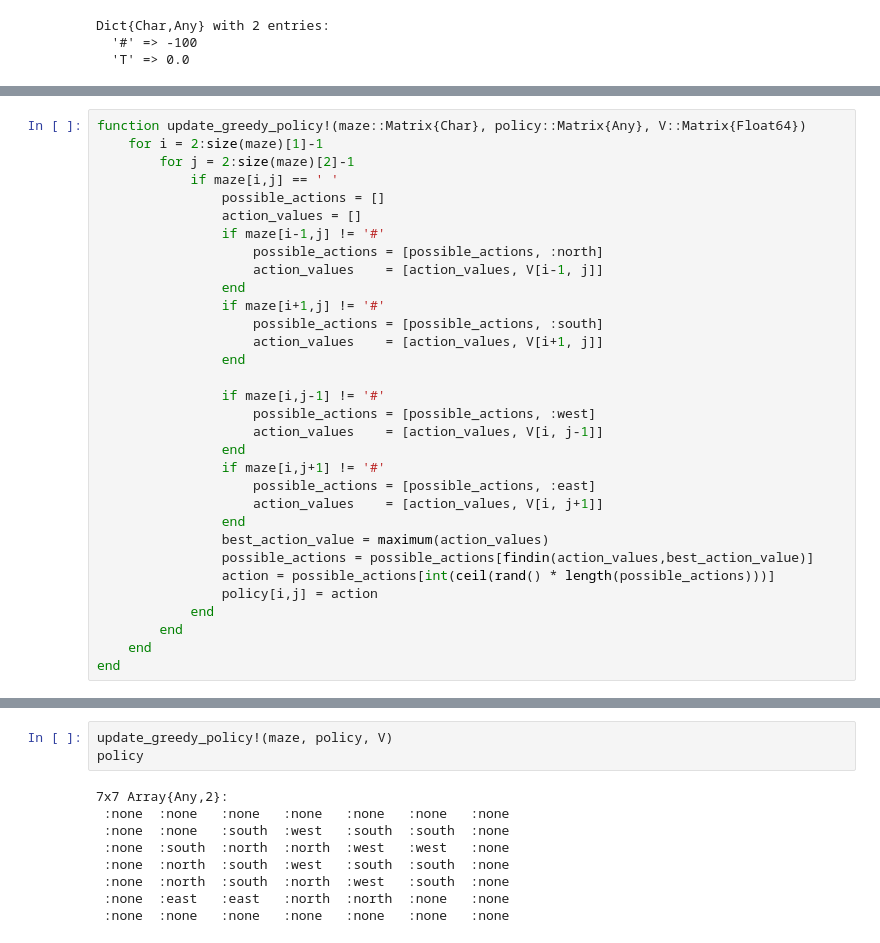
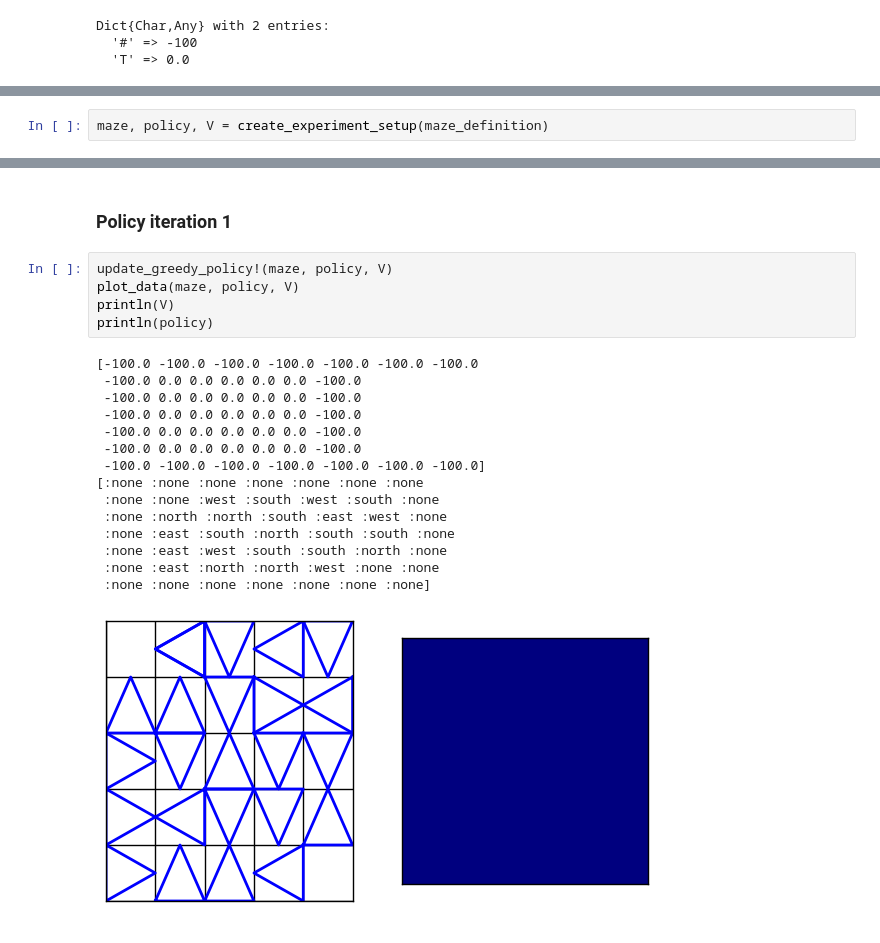
Before and after one commit to kzahedi/RL-lecture, a Jupyter notebook: 2. Dynamic Programming.ipynb, the cells around one changed output, grey strips where cells are left out. Saved outputs shown, nothing was run; the diff lists cells and outputs as text.

Commit message:
Working on Policy Iteration / Policy Evaluation

```diff
--- a/2. Dynamic Programming.ipynb
+++ b/2. Dynamic Programming.ipynb
@@ -63,32 +174,0 @@ V
-# %%
-function update_greedy_policy!(maze::Matrix{Char}, policy::Matrix{Any}, V::Matrix{Float64})
-    for i = 2:size(maze)[1]-1
-        for j = 2:size(maze)[2]-1
-            if maze[i,j] == ' '
-                possible_actions = []
-                action_values = []
-                if maze[i-1,j] != '#'
-                    possible_actions = [possible_actions, :north]
-                    action_values    = [action_values, V[i-1, j]]
-                end
-                if maze[i+1,j] != '#'
-                    possible_actions = [possible_actions, :south]
-                    action_values    = [action_values, V[i+1, j]]
-                end
-
-                if maze[i,j-1] != '#'
-                    possible_actions = [possible_actions, :west]
-                    action_values    = [action_values, V[i, j-1]]
-                end
-                if maze[i,j+1] != '#'
-                    possible_actions = [possible_actions, :east]
-                    action_values    = [action_values, V[i, j+1]]
-                end
-                best_action_value = maximum(action_values)
-                possible_actions = possible_actions[findin(action_values,best_action_value)]
-                action = possible_actions[int(ceil(rand() * length(possible_actions)))]
-                policy[i,j] = action
-            end
-        end
-    end
-end
@@ -127,0 +177,2 @@ update_state_value_function (generic function with 1 method)
+# %%
+maze, policy, V = create_experiment_setup(maze_definition)
@@ -128,12 +197,23 @@ update_state_value_function (generic function with 1 method)
+# %% [markdown]
+### Policy iteration 1
 # %%
 update_greedy_policy!(maze, policy, V)
-policy
+plot_data(maze, policy, V)
+println(V)
+println(policy)
 # %% [output]
-7x7 Array{Any,2}:
- :none  :none   :none   :none   :none   :none   :none
- :none  :none   :south  :west   :south  :south  :none
- :none  :south  :north  :north  :west   :west   :none
- :none  :north  :south  :west   :south  :south  :none
- :none  :north  :south  :north  :west   :south  :none
- :none  :east   :east   :north  :north  :none   :none
- :none  :none   :none   :none   :none   :none   :none
+[-100.0 -100.0 -100.0 -100.0 -100.0 -100.0 -100.0
+ -100.0 0.0 0.0 0.0 0.0 0.0 -100.0
+ -100.0 0.0 0.0 0.0 0.0 0.0 -100.0
+ -100.0 0.0 0.0 0.0 0.0 0.0 -100.0
+ -100.0 0.0 0.0 0.0 0.0 0.0 -100.0
+ -100.0 0.0 0.0 0.0 0.0 0.0 -100.0
+ -100.0 -100.0 -100.0 -100.0 -100.0 -100.0 -100.0]
+[:none :none :none :none :none :none :none
+ :none :none :west :south :west :south :none
+ :none :north :north :south :east :west :none
+ :none :east :south :north :south :south :none
+ :none :east :west :south :south :north :none
+ :none :east :north :north :west :none :none
+ :none :none :none :none :none :none :none]
+[figure, added]
```
Also changed, not shown: parts of 26 cells of this notebook.
